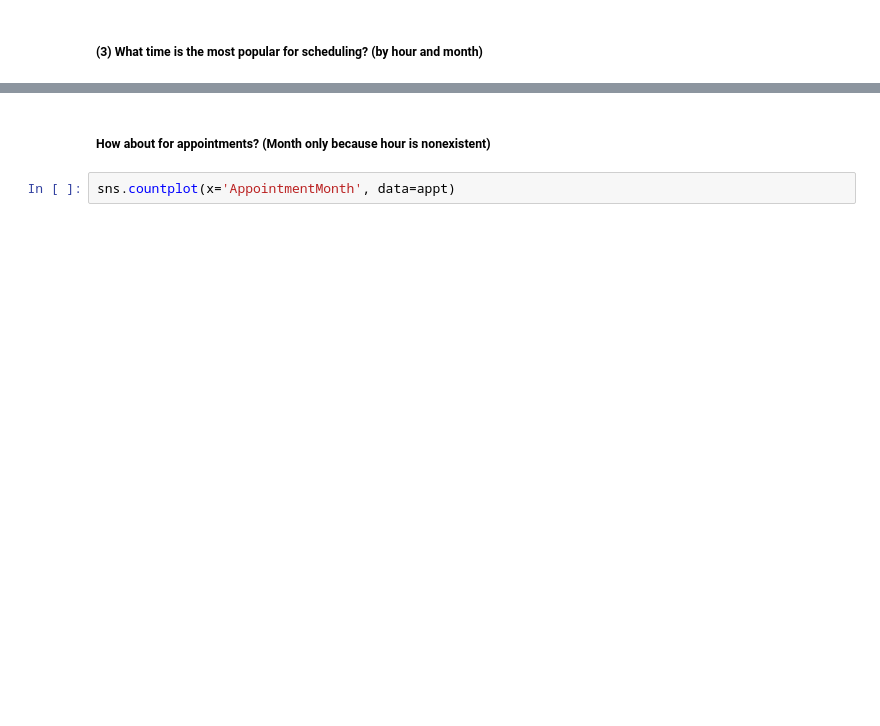
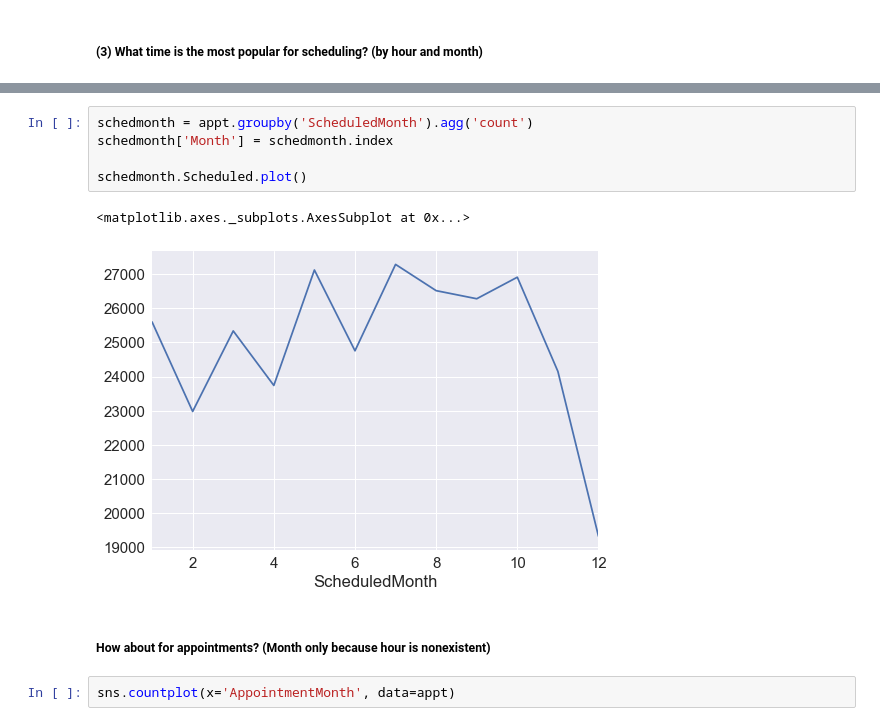
Before and after one commit to jmodoodles/ML_Portfolio_Morgia, a Jupyter notebook: assignments/Week+8_MLNN.ipynb, the cells around one changed output, grey strips where cells are left out. Saved outputs shown, nothing was run; the diff lists cells and outputs as text; blank space fills up the shorter version.

```diff
--- a/assignments/Week+8_MLNN.ipynb
+++ b/assignments/Week+8_MLNN.ipynb
@@ -278,3 +382,11 @@ sns.countplot(x='ScheduledMonth', data=appt)
+# %%
+schedmonth = appt.groupby('ScheduledMonth').agg('count')
+schedmonth['Month'] = schedmonth.index
+
+schedmonth.Scheduled.plot()
+# %% [output]
+<matplotlib.axes._subplots.AxesSubplot at 0x...>
+[figure, added]
 # %% [markdown]
 ##### How about for appointments? (Month only because hour is nonexistent)
 # %%
```
Also changed, not shown: parts of 71 cells of this notebook.
